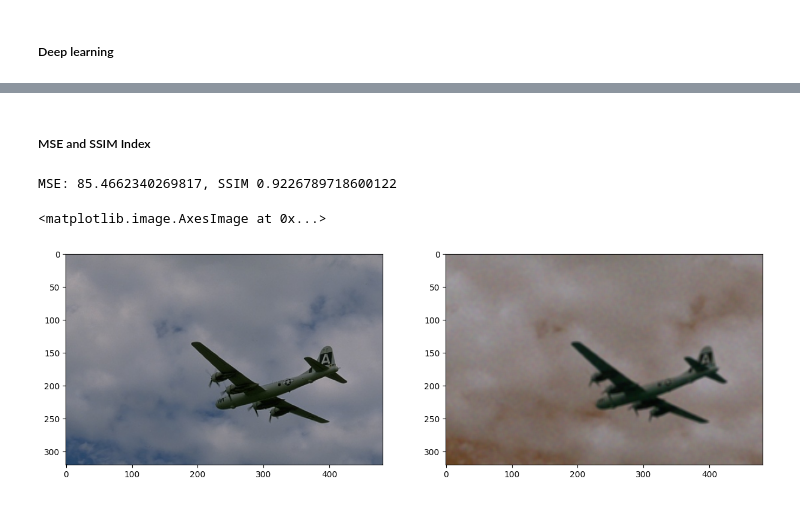
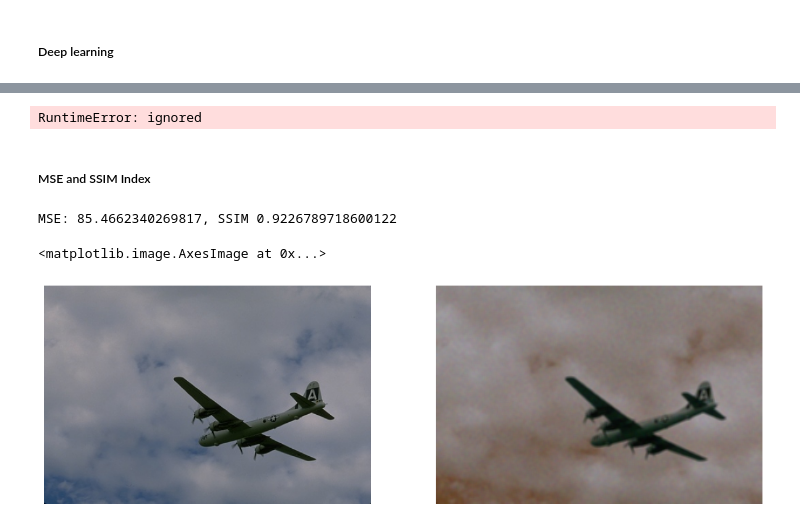
Before and after one commit to JaiswalFelipe/ITNPAI1_Assignment, a Jupyter notebook: ImageDenoising.ipynb, the cells around one changed output, grey strips where cells are left out. Saved outputs shown, nothing was run; the diff lists cells and outputs as text; code cells hidden in the pictures.

```diff
--- a/ImageDenoising.ipynb
+++ b/ImageDenoising.ipynb
@@ -43,7 +43,7 @@ path_original = "/content/drive/MyDrive/Colab Notebooks/University Of Stirling/D
 noisy_10 = os.listdir(path_noisy10)
 noisy_25 = os.listdir(path_noisy25)
 noisy_50 = os.listdir(path_noisy50)
-origninal = os.listdir(path_original)
+original = os.listdir(path_original)
 # %%
 # Checking sample img shape
 img2 = cv2.imread("/content/drive/MyDrive/Colab Notebooks/University Of Stirling/Deep Learning for  Vision & NLP: ITNPAI1/ITNPAI1_Assignment/Task-A-Dataset-denoising/noisy10/0000.png")
@@ -225,0 +204,39 @@ imshow(wavelet_transform50[24])
+# %%
+import torch
+import torch.nn.functional as F
+import torchvision.transforms.functional as TF
+from runpy import run_path
+from skimage import img_as_ubyte
+from natsort import natsorted
+from glob import glob
+import cv2
+from tqdm import tqdm
+import argparse
+import numpy as np
+
+def get_weights_and_parameters(task, parameters):
+    #if task == 'Motion_Deblurring':
+    #    weights = os.path.join('Motion_Deblurring', 'pretrained_models', 'motion_deblurring.pth')
+    #elif task == 'Single_Image_Defocus_Deblurring':
+    #    weights = os.path.join('Defocus_Deblurring', 'pretrained_models', 'single_image_defocus_deblurring.pth')
+    #elif task == 'Deraining':
+    #    weights = os.path.join('Deraining', 'pretrained_models', 'deraining.pth')
+    if task == 'Real_Denoising':
+        weights = os.path.join('Denoising', 'pretrained_models', 'real_denoising.pth')
+        parameters['LayerNorm_type'] =  'BiasFree'
+    return weights, parameters
+
+
+# Get model weights and parameters
+parameters = {'inp_channels':3, 'out_channels':3, 'dim':48, 'num_blocks':[4,6,6,8], 'num_refinement_blocks':4, 'heads':[1,2,4,8], 'ffn_expansion_factor':2.66, 'bias':False, 'LayerNorm_type':'WithBias', 'dual_pixel_task':False}
+weights, parameters = get_weights_and_parameters("Real_Denoising", parameters)
+
+load_arch = run_path(os.path.join('basicsr', 'models', 'archs', 'restormer_arch.py'))
+model = load_arch['Restormer'](**parameters)
+model.cuda()
+
+checkpoint = torch.load(weights)
+model.load_state_dict(checkpoint['params'])
+model.eval()
+# %% [output]
+RuntimeError: ignored
@@ -249,31 +303,33 @@ origninal_img = cv2.imread("/content/drive/MyDrive/Colab Notebooks/University Of
 # denoised samples,
 # NOTE: Run functions first to selected sample folders
 
 # Mean filtered samples
 #mean_filtered10[0]         # Preloaded
 #mean_filtered25[0]
 #mean_filtered50[0]
 
 # Median filtered samples
 #median_filter10[0]
 #median_filter25[0]         # Preloaded
 #median_filter50[0]
 
 # Wavelet Transform samples
 #wavelet_transform10[0]
 #wavelet_transform25[0]
 #wavelet_transform50[0]     # Preloaded
 
 #__________________________________________________
 # Call "evaluate" function to compare sample images
 result = evaluate(origninal_img, mean_filtered10[0])
 print("MSE: {}, SSIM {}".format(result[0], result[1]))
 
 # Plot
 f, axarr = plt.subplots(1,2)
+axarr[0].axis("off")
 axarr[0].imshow(cv2.cvtColor(origninal_img, cv2.COLOR_BGR2RGB))
+axarr[1].axis("off")
 axarr[1].imshow(mean_filtered10[0])
 # %% [output]
 MSE: 85.4662340269817, SSIM 0.9226789718600122
 <matplotlib.image.AxesImage at 0x...>
-[figure, old version]
+[figure, new version]
```
Also changed, not shown: parts of 13 cells of this notebook.
